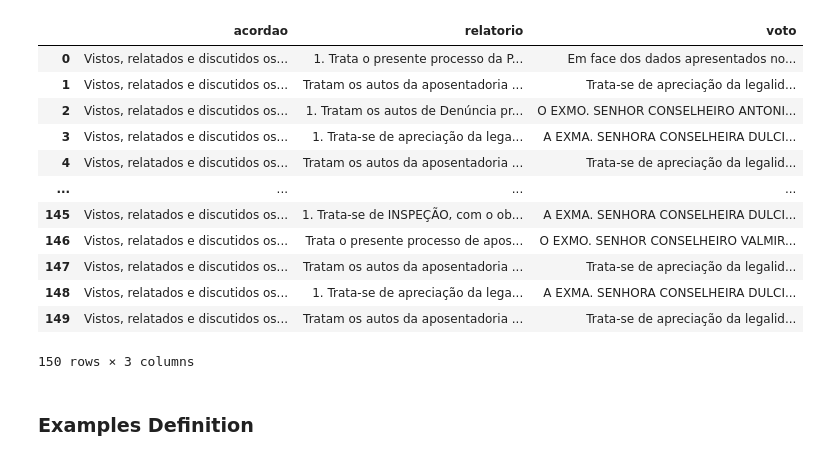
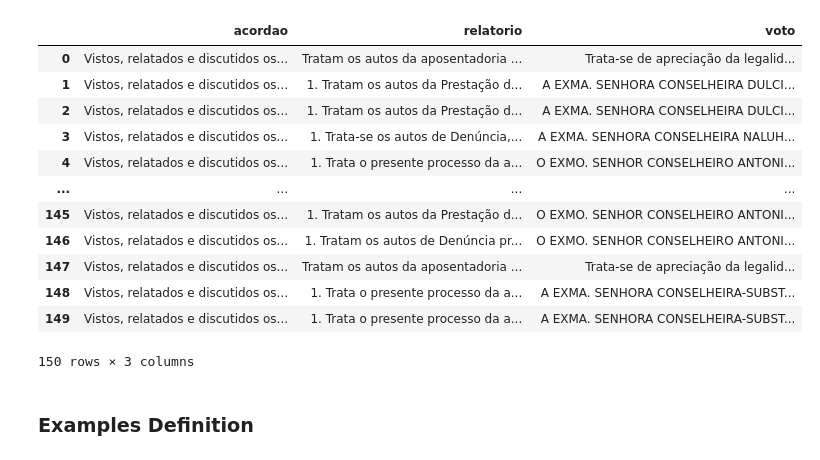
Before and after one commit to eniedson/aprendizado-maquina, a Jupyter notebook: experiments/experiment.ipynb, the cells around one changed output. Saved outputs shown, nothing was run; the diff lists cells and outputs as text; code cells hidden in the pictures.

```diff
--- a/experiments/experiment.ipynb
+++ b/experiments/experiment.ipynb
@@ -10,29 +12,29 @@ import re
 # %%
 data = []
-for file in list(filter(lambda x: x.startswith('p-'), os.listdir('./md_files/'))):
-    with open('./md_files/' + file, 'r', encoding='utf-8') as file:
+for file in list(filter(lambda x: x.startswith('p-'), os.listdir('../md_files/'))):
+    with open('../md_files/' + file, 'r', encoding='utf-8') as file:
         content = file.read()
         chunks = list(map(lambda x: re.sub(r"# ACÓRDÃO.*\n", "", x).strip(), filter(lambda x: x not in ['RELATÓRIO', 'VOTO'], re.split(r"# (RELATÓRIO|VOTO)", content))))
         data.append({
             "acordao": chunks[0],
             "relatorio": chunks[1],
             "voto": chunks[2]
         })
 df = pd.DataFrame(data)
 df
 # %% [output]
 |  | acordao | relatorio | voto |
-| 0 | Vistos, relatados e discutidos os... | 1. Trata o presente processo da P... | Em face dos dados apresentados no... |
-| 1 | Vistos, relatados e discutidos os... | Tratam os autos da aposentadoria ... | Trata-se de apreciação da legalid... |
-| 2 | Vistos, relatados e discutidos os... | 1. Tratam os autos de Denúncia pr... | O EXMO. SENHOR CONSELHEIRO ANTONI... |
-| 3 | Vistos, relatados e discutidos os... | 1. Trata-se de apreciação da lega... | A EXMA. SENHORA CONSELHEIRA DULCI... |
-| 4 | Vistos, relatados e discutidos os... | Tratam os autos da aposentadoria ... | Trata-se de apreciação da legalid... |
+| 0 | Vistos, relatados e discutidos os... | Tratam os autos da aposentadoria ... | Trata-se de apreciação da legalid... |
+| 1 | Vistos, relatados e discutidos os... | 1. Tratam os autos da Prestação d... | A EXMA. SENHORA CONSELHEIRA DULCI... |
+| 2 | Vistos, relatados e discutidos os... | 1. Tratam os autos da Prestação d... | A EXMA. SENHORA CONSELHEIRA DULCI... |
+| 3 | Vistos, relatados e discutidos os... | 1. Trata-se os autos de Denúncia,... | A EXMA. SENHORA CONSELHEIRA NALUH... |
+| 4 | Vistos, relatados e discutidos os... | 1. Trata o presente processo da a... | O EXMO. SENHOR CONSELHEIRO ANTONI... |
 | ... | ... | ... | ... |
-| 145 | Vistos, relatados e discutidos os... | 1. Trata-se de INSPEÇÃO, com o ob... | A EXMA. SENHORA CONSELHEIRA DULCI... |
-| 146 | Vistos, relatados e discutidos os... | Trata o presente processo de apos... | O EXMO. SENHOR CONSELHEIRO VALMIR... |
+| 145 | Vistos, relatados e discutidos os... | 1. Tratam os autos da Prestação d... | O EXMO. SENHOR CONSELHEIRO ANTONI... |
+| 146 | Vistos, relatados e discutidos os... | 1. Tratam os autos de Denúncia pr... | O EXMO. SENHOR CONSELHEIRO ANTONI... |
 | 147 | Vistos, relatados e discutidos os... | Tratam os autos da aposentadoria ... | Trata-se de apreciação da legalid... |
-| 148 | Vistos, relatados e discutidos os... | 1. Trata-se de apreciação da lega... | A EXMA. SENHORA CONSELHEIRA DULCI... |
-| 149 | Vistos, relatados e discutidos os... | Tratam os autos da aposentadoria ... | Trata-se de apreciação da legalid... |
+| 148 | Vistos, relatados e discutidos os... | 1. Trata o presente processo da a... | A EXMA. SENHORA CONSELHEIRA-SUBST... |
+| 149 | Vistos, relatados e discutidos os... | 1. Trata o presente processo da a... | A EXMA. SENHORA CONSELHEIRA-SUBST... |
 150 rows × 3 columns
 # %% [markdown]
 ### Examples Definition
```
Also changed, not shown: parts of 4 cells of this notebook, 1 other file.
